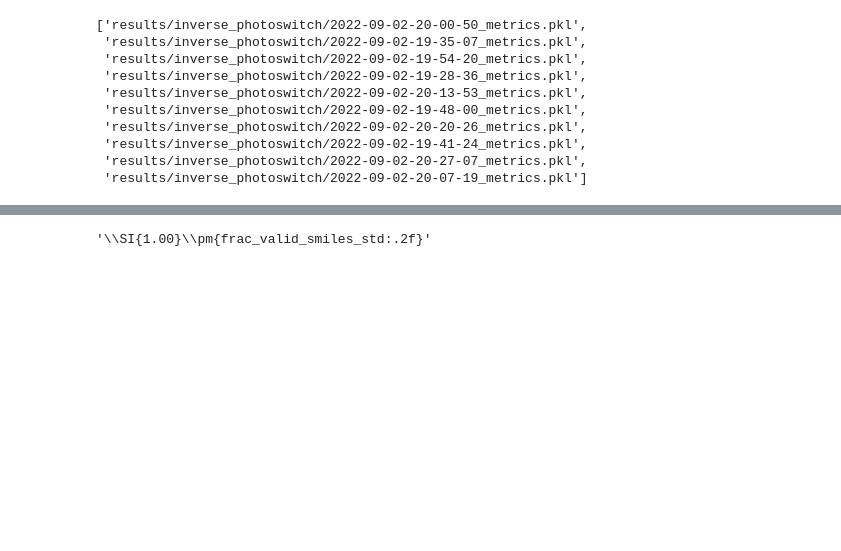
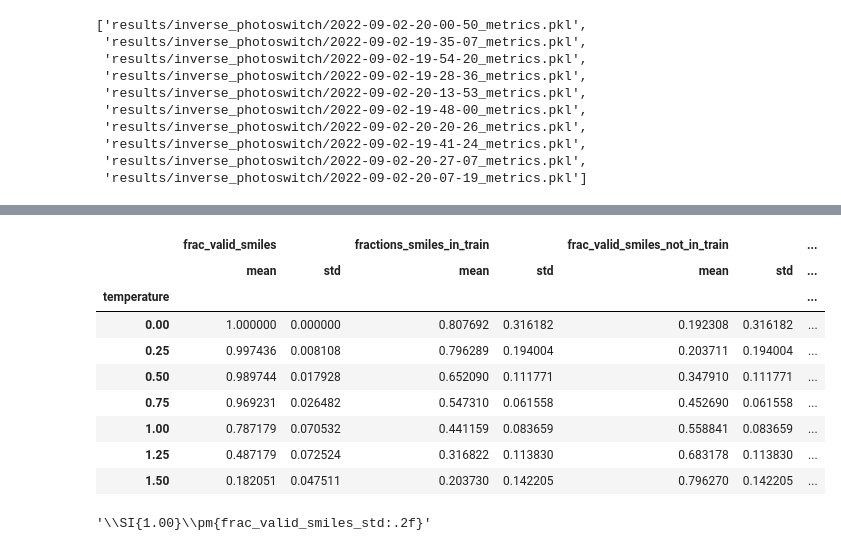
Before and after one commit to kjappelbaum/gpt3forchem, a Jupyter notebook: experiments/32_evaluate_photoswitch_inverse.ipynb, the cells around one changed output, grey strips where cells are left out. Drawn from its saved outputs; the diff is of its cells as text; code cells hidden in the pictures; blank space fills up the shorter version.

```diff
--- a/experiments/32_evaluate_photoswitch_inverse.ipynb
+++ b/experiments/32_evaluate_photoswitch_inverse.ipynb
@@ -48,10 +48,12 @@ for file in all_res:
     res = load_pickle(file)
 
     for d in res:
+
         compiled_res = {
             'temperature': d['meta']['temperature'],
             'frac_valid_smiles': d['fractions_valid_smiles'],
             'fractions_smiles_in_train': d['fractions_smiles_in_train'],
+            'frac_valid_smiles_not_in_train': (sum(d['valid_smiles']) - sum(d['smiles_in_train'])) / sum(d['valid_smiles']),
             'n_pi_star_mae': d['n_pi_star_metrics']['mean_absolute_error'],
             'pi_pi_star_mae': d['pi_pi_star_metrics']['mean_absolute_error'],
             'mol_similarity_metrics_mean': d['mol_similarity_metrics_mean']['mean'],
@@ -61,6 +63,19 @@ for file in all_res:
 results = pd.DataFrame(results)
 # %%
 aggregated_results = results.groupby('temperature').agg(['mean', 'std'])
+# %%
+aggregated_results
+# %% [output]
+|  | frac_valid_smiles |  | fractions_smiles_in_train |  | frac_valid_smiles_not_in_train |  | ... |
+|  | mean | std | mean | std | mean | std | ... |
+| temperature |  |  |  |  |  |  | ... |
+| 0.00 | 1.000000 | 0.000000 | 0.807692 | 0.316182 | 0.192308 | 0.316182 | ... |
+| 0.25 | 0.997436 | 0.008108 | 0.796289 | 0.194004 | 0.203711 | 0.194004 | ... |
+| 0.50 | 0.989744 | 0.017928 | 0.652090 | 0.111771 | 0.347910 | 0.111771 | ... |
+| 0.75 | 0.969231 | 0.026482 | 0.547310 | 0.061558 | 0.452690 | 0.061558 | ... |
+| 1.00 | 0.787179 | 0.070532 | 0.441159 | 0.083659 | 0.558841 | 0.083659 | ... |
+| 1.25 | 0.487179 | 0.072524 | 0.316822 | 0.113830 | 0.683178 | 0.113830 | ... |
+| 1.50 | 0.182051 | 0.047511 | 0.203730 | 0.142205 | 0.796270 | 0.142205 | ... |
 # %%
 "\SI{{{frac_valid_smiles:.2f}}}\pm{{frac_valid_smiles_std:.2f}}".format(frac_valid_smiles=1, frac_valid_smiles_std=2)
 # %% [output]
```
Also changed, not shown: parts of 2 cells of this notebook, 24 other files.
